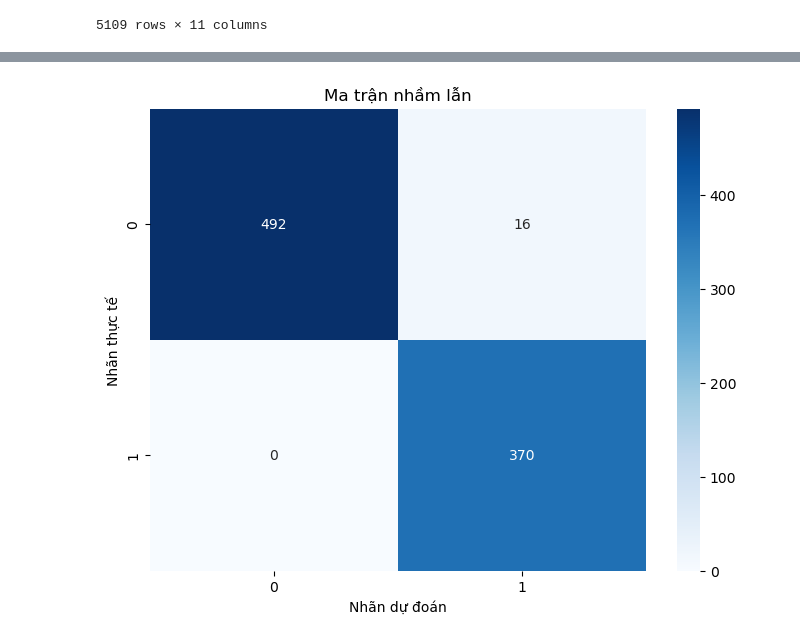
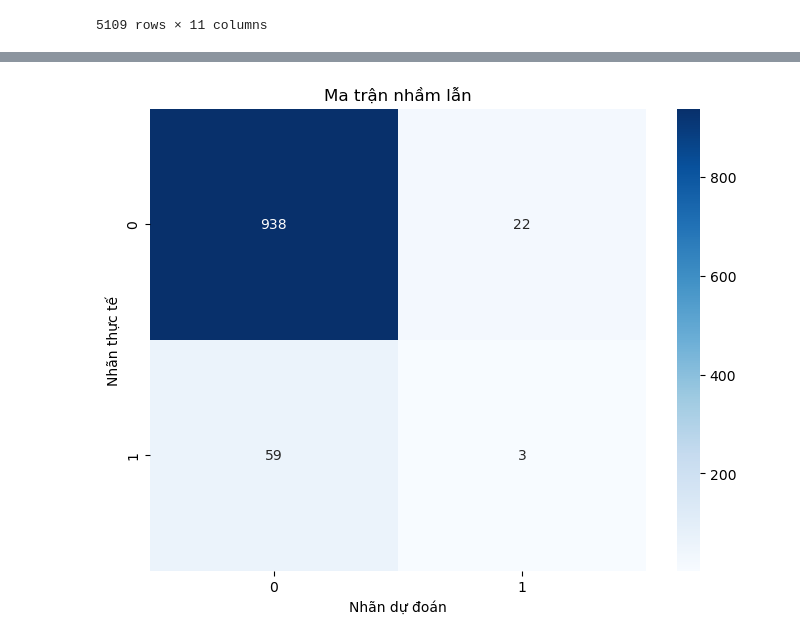
Before and after one commit to haianhdoan5/Stroke_Analysis, a Jupyter notebook: AI_DotQuy_Hai.ipynb, the cells around one changed output, grey strips where cells are left out. Cells and saved outputs as stored; diff of their text form; code cells hidden in the pictures.

Commit message:
Sửa mô hình và logic chia tệp train và test

```diff
--- a/AI_DotQuy_Hai.ipynb
+++ b/AI_DotQuy_Hai.ipynb
@@ -163,4 +163,6 @@ df.loc[:, 'ever_married'] = df['ever_married'].replace({'Yes': 1, 'No': 0})
 # %%
-#Biến đổi work_type thành số
-df.loc[:, 'work_type'] = df['work_type'].replace({'Govt_job': 0, 'Never_worked': 1,'Private': 2, 'Self-employed': 3,'children': 4})
+# Biến đổi work_type thành số
+df.loc[:, "work_type"] = df["work_type"].replace(
+    {"Govt_job": 0, "Never_worked": 1, "Private": 2, "Self-employed": 3, "children": 4}
+)
 # %%
@@ -191,7 +193,9 @@ bins = [0, 90, 140, 200, 500]
 labels = [0, 1, 2, 3]
 
 # Tạo cột mới avg_glucose_level_cat (dạng số nguyên có thứ tự)
-df['avg_glucose_level_cat'] = pd.cut(df['avg_glucose_level'], bins=bins, labels=labels, right=False).astype(int)
+df["avg_glucose_level_cat"] = pd.cut(
+    df["avg_glucose_level"], bins=bins, labels=labels, right=False
+).astype(int)
 
 print("Phân phối các nhóm avg_glucose_level:")
 
@@ -356,8 +362,10 @@ print(df[['work_type']].head())
 3       0.50
 4       0.75
 # %%
-#Biến đổi smoking_status thành số
-df.loc[:, 'smoking_status'] = df['smoking_status'].replace({'never smoked': 0, 'formerly smoked': 0.5, 'smokes': 1})
+# Biến đổi smoking_status thành số
+df.loc[:, "smoking_status"] = df["smoking_status"].replace(
+    {"never smoked": 0, "formerly smoked": 0.5, "smokes": 1}
+)
 # %%
 # # Chuẩn hóa smoking_status
 
@@ -547,44 +576,72 @@ df
 # plot_confusion_matrix(best_rf, X_test, y_test)
 # %%
 # Giả sử df là DataFrame chứa dữ liệu của bạn
-X = df[['gender', 'age', 'hypertension', 'heart_disease', 'ever_married', 'work_type', 'Residence_type', 'avg_glucose_level_cat', 'bmi_cat', 'smoking_status']]
-y = df['stroke']
+X = df[
+    [
+        "gender",
+        "age",
+        "hypertension",
+        "heart_disease",
+        "ever_married",
+        "work_type",
+        "Residence_type",
+        "avg_glucose_level_cat",
+        "bmi_cat",
+        "smoking_status",
+    ]
+]
+y = df["stroke"]
 
-# Tăng cường dữ liệu bằng SMOTE
-# smote = SMOTE(random_state=42)
-# X_resampled, y_resampled = smote.fit_resample(X, y)
 
-# Chia dữ liệu thành tập huấn luyện và kiểm tra
-X_train, X_test, y_train, y_test = train_test_split(X_resampled, y_resampled, test_size=0.2, random_state=42)
+# Lấy dữ liệu đã xử lý ở trên
+X_train_final = X_resampled
+y_train_final = y_resampled
+
+#Tăng cường dữ liệu bằng SMOTE
+smote = SMOTE(random_state=42)
+X_train_final, y_train_final = smote.fit_resample(X_train, y_train)
 
 # Khởi tạo mô hình Random Forest
 rf = RandomForestClassifier(random_state=42)
 
 # Sử dụng Bayesian Optimization để tìm kiếm siêu tham số tốt nhất
 param_dist = {
-    'n_estimators': (100, 1000),
-    'max_depth': (5, 50),
-    'min_samples_split': (2, 20),
-    'min_samples_leaf': (1, 10),
-    'bootstrap': [True, False]
+    "n_estimators": (100, 1000),
+    "max_depth": (5, 50),
+    "min_samples_split": (2, 20),
+    "min_samples_leaf": (1, 10),
+    "bootstrap": [True, False],
 }
 
-bayes_search = BayesSearchCV(estimator=rf, search_spaces=param_dist, n_iter=100, cv=5, n_jobs=-1, scoring='accuracy', random_state=42)
-bayes_search.fit(X_train, y_train)
+bayes_search = BayesSearchCV(
+    estimator=rf,
+    search_spaces=param_dist,
+    n_iter=100,
+    cv=5,
+    n_jobs=-1,
+    scoring="accuracy",
+    random_state=42,
+)
+bayes_search.fit(X_train_final, y_train_final)
 best_params = bayes_search.best_params_
 
 # Tạo mô hình với siêu tham số tốt nhất
 best_rf = RandomForestClassifier(**best_params, random_state=42)
 
 # Huấn luyện mô hình
-best_rf.fit(X_train, y_train)
+best_rf.fit(X_train_final, y_train_final)
 
 # Dự đoán trên tập kiểm tra
 y_pred = best_rf.predict(X_test)
 
 # Đánh giá mô hình
 print(classification_report(y_test, y_pred))
-print("Độ chính xác của mô hình Random Forest là: ", best_rf.score(X_test, y_test)*100, "%")
+print(
+    "Độ chính xác của mô hình Random Forest là: ",
+    best_rf.score(X_test, y_test) * 100,
+    "%",
+)
+
 
 # Vẽ ma trận nhầm lẫn
 def plot_confusion_matrix(best_rf, X_test, y_test):
@@ -594,11 +651,19 @@ def plot_confusion_matrix(best_rf, X_test, y_test):
     cm = confusion_matrix(y_test, y_pred)
     # Vẽ biểu đồ
     plt.figure(figsize=(8, 6))
-    sns.heatmap(cm, annot=True, fmt='d', cmap='Blues', xticklabels=np.unique(y_test), yticklabels=np.unique(y_test))
-    plt.xlabel('Nhãn dự đoán')
-    plt.ylabel('Nhãn thực tế')
-    plt.title('Ma trận nhầm lẫn')
+    sns.heatmap(
+        cm,
+        annot=True,
+        fmt="d",
+        cmap="Blues",
+        xticklabels=np.unique(y_test),
+        yticklabels=np.unique(y_test),
+    )
+    plt.xlabel("Nhãn dự đoán")
+    plt.ylabel("Nhãn thực tế")
+    plt.title("Ma trận nhầm lẫn")
     plt.show()
+
 
 # Gọi hàm để vẽ ma trận nhầm lẫn
 plot_confusion_matrix(best_rf, X_test, y_test)
@@ -616 +681 @@ weighted avg       0.98      0.98      0.98       878
-[figure, old version]
+[figure, new version]
```
Also changed, not shown: parts of 23 cells of this notebook.
